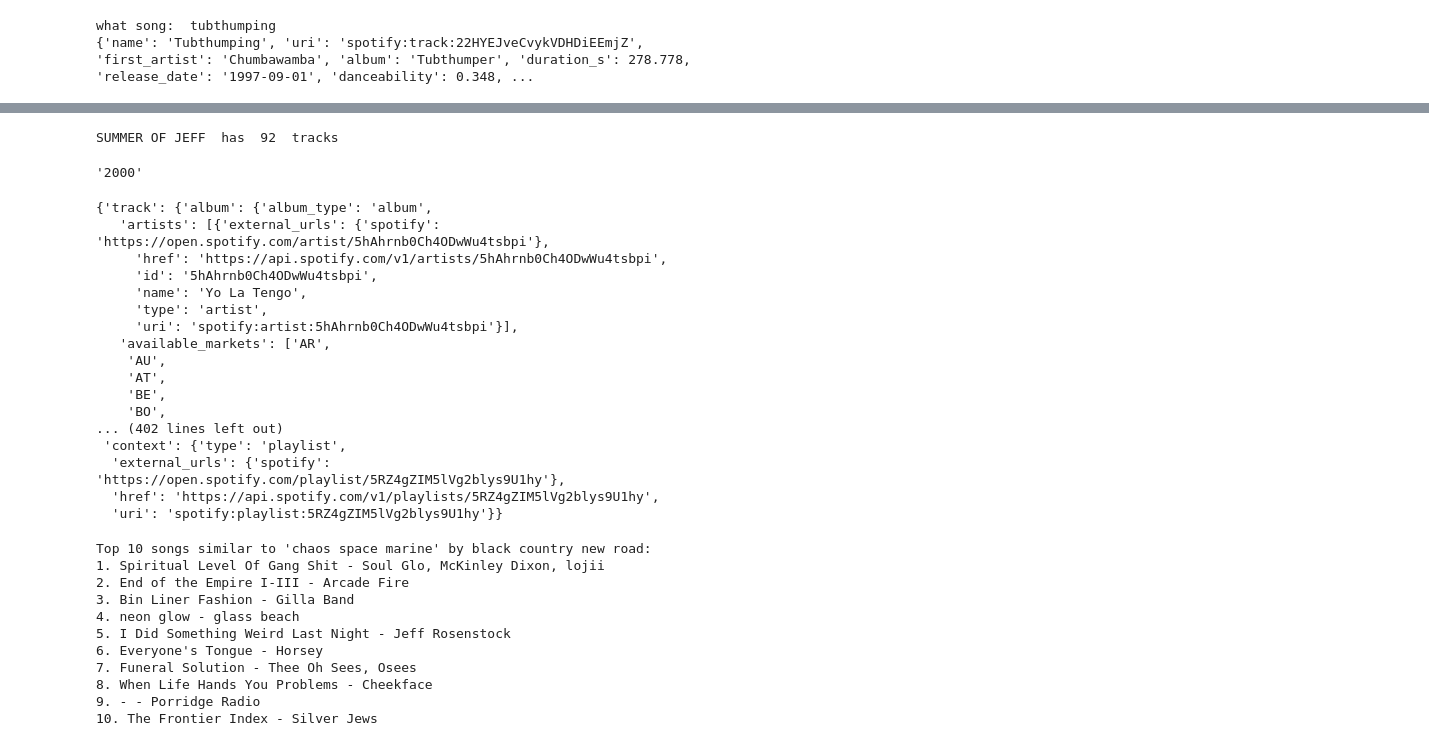
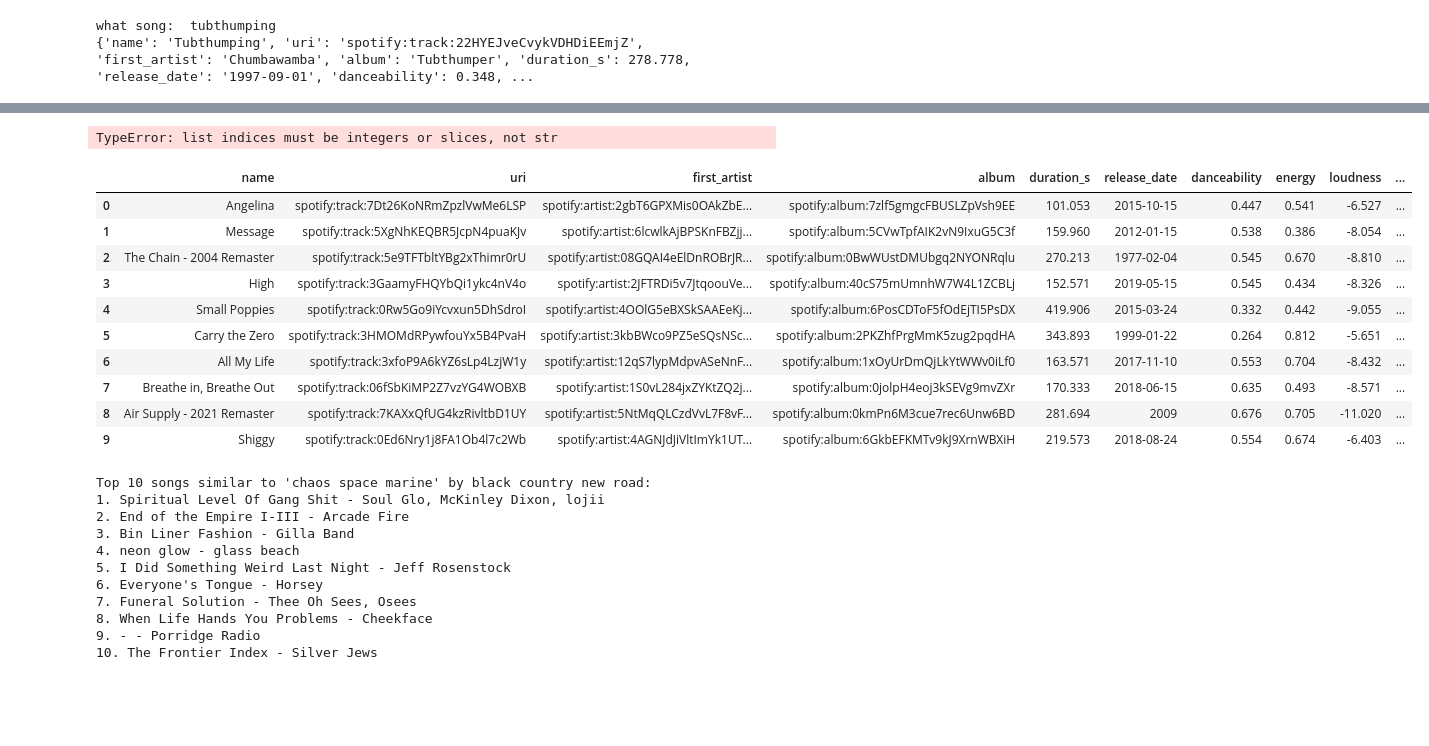
Before and after one commit to jbailey424/ThePlaylistinator, a Jupyter notebook: spotipy_experimenting.ipynb, the cells around one changed output, grey strips where cells are left out. Saved outputs shown, nothing was run; the diff lists cells and outputs as text; code cells hidden in the pictures; blank space fills up the shorter version.

```diff
--- a/spotipy_experimenting.ipynb
+++ b/spotipy_experimenting.ipynb
@@ -122,21 +154,19 @@ user_playlists
 # %%
 test_playlist = user_playlists[12] #summer of jeff
 test = sp.playlist(test_playlist[1])
-# %%
-#for parsing playlists, where test is a playlist's dict as directly retrieved by sp.playlist(ID)
-test['uri'] #get uri
-test['description']
-test['images']
-test['images'][0]['url'] #get direct url to cover image
-test['name']
-test['tracks']['total'] #number of tracks
-
-test['tracks']['items'] #list of track info dicts
-
-print(test['name'], ' has ', test['tracks']['total'], ' tracks')
-# %% [output]
-SUMMER OF JEFF  has  92  tracks
 # %%
+#for parsing playlists, where test is a playlist's dict as directly retrieved by sp.playlist(ID)
+test['uri'] #get uri
+test['description']
+test['images']
+test['images'][0]['url'] #get direct url to cover image
+test['name']
+test['tracks']['total'] #number of tracks
+
+test['tracks']['items'] #list of track info dicts
+
+print(test['name'], ' has ', test['tracks']['total'], ' tracks')
+
 #for parsing songs
 song = test['tracks']['items'][0]
 song['added_at']
@@ -168,4 +198,4 @@ features['time_signature'] #3-7, where x means the song has a x/4 signature
 
 song['track']['album']['release_date']
 # %% [output]
-'2000'
+TypeError: list indices must be integers or slices, not str
@@ -223,24 +202,19 @@ def get_song_details(song:str):
 # %%
-history = sp.current_user_recently_played(limit=10)
-history['items'][0]
+
+
+sp.recommendation(
 # %% [output]
-{'track': {'album': {'album_type': 'album',
-   'artists': [{'external_urls': {'spotify': 'https://open.spotify.com/artist/5hAhrnb0Ch4ODwWu4tsbpi'},
-     'href': 'https://api.spotify.com/v1/artists/5hAhrnb0Ch4ODwWu4tsbpi',
-     'id': '5hAhrnb0Ch4ODwWu4tsbpi',
-     'name': 'Yo La Tengo',
-     'type': 'artist',
-     'uri': 'spotify:artist:5hAhrnb0Ch4ODwWu4tsbpi'}],
-   'available_markets': ['AR',
-    'AU',
-    'AT',
-    'BE',
-    'BO',
-... (402 lines left out)
- 'context': {'type': 'playlist',
-  'external_urls': {'spotify': 'https://open.spotify.com/playlist/5RZ4gZIM5lVg2blys9U1hy'},
-  'href': 'https://api.spotify.com/v1/playlists/5RZ4gZIM5lVg2blys9U1hy',
-  'uri': 'spotify:playlist:5RZ4gZIM5lVg2blys9U1hy'}}
+|  | name | uri | first_artist | album | duration_s | release_date | danceability | energy | loudness | ... |
+| 0 | Angelina | spotify:track:7Dt26KoNRmZpzlVwMe6LSP | spotify:artist:2gbT6GPXMis0OAkZbE... | spotify:album:7zlf5gmgcFBUSLZpVsh9EE | 101.053 | 2015-10-15 | 0.447 | 0.541 | -6.527 | ... |
+| 1 | Message | spotify:track:5XgNhKEQBR5JcpN4puaKJv | spotify:artist:6lcwlkAjBPSKnFBZjj... | spotify:album:5CVwTpfAIK2vN9IxuG5C3f | 159.960 | 2012-01-15 | 0.538 | 0.386 | -8.054 | ... |
+| 2 | The Chain - 2004 Remaster | spotify:track:5e9TFTbltYBg2xThimr0rU | spotify:artist:08GQAI4eElDnROBrJR... | spotify:album:0BwWUstDMUbgq2NYONRqlu | 270.213 | 1977-02-04 | 0.545 | 0.670 | -8.810 | ... |
+| 3 | High | spotify:track:3GaamyFHQYbQi1ykc4nV4o | spotify:artist:2JFTRDi5v7JtqoouVe... | spotify:album:40cS75mUmnhW7W4L1ZCBLj | 152.571 | 2019-05-15 | 0.545 | 0.434 | -8.326 | ... |
+| 4 | Small Poppies | spotify:track:0Rw5Go9iYcvxun5DhSdroI | spotify:artist:4OOlG5eBXSkSAAEeKj... | spotify:album:6PosCDToF5fOdEjTI5PsDX | 419.906 | 2015-03-24 | 0.332 | 0.442 | -9.055 | ... |
+| 5 | Carry the Zero | spotify:track:3HMOMdRPywfouYx5B4PvaH | spotify:artist:3kbBWco9PZ5eSQsNSc... | spotify:album:2PKZhfPrgMmK5zug2pqdHA | 343.893 | 1999-01-22 | 0.264 | 0.812 | -5.651 | ... |
+| 6 | All My Life | spotify:track:3xfoP9A6kYZ6sLp4LzjW1y | spotify:artist:12qS7lypMdpvASeNnF... | spotify:album:1xOyUrDmQjLkYtWWv0iLf0 | 163.571 | 2017-11-10 | 0.553 | 0.704 | -8.432 | ... |
+| 7 | Breathe in, Breathe Out | spotify:track:06fSbKiMP2Z7vzYG4WOBXB | spotify:artist:1S0vL284jxZYKtZQ2j... | spotify:album:0jolpH4eoj3kSEVg9mvZXr | 170.333 | 2018-06-15 | 0.635 | 0.493 | -8.571 | ... |
+| 8 | Air Supply - 2021 Remaster | spotify:track:7KAXxQfUG4kzRivltbD1UY | spotify:artist:5NtMqQLCzdVvL7F8vF... | spotify:album:0kmPn6M3cue7rec6Unw6BD | 281.694 | 2009 | 0.676 | 0.705 | -11.020 | ... |
+| 9 | Shiggy | spotify:track:0Ed6Nry1j8FA1Ob4l7c2Wb | spotify:artist:4AGNJdJiVltImYk1UT... | spotify:album:6GkbEFKMTv9kJ9XrnWBXiH | 219.573 | 2018-08-24 | 0.554 | 0.674 | -6.403 | ... |
 # %%
 def get_spotify_track_details(track_name, artist_name):
     #client_credentials_manager = SpotifyClientCredentials(client_id='YOUR_CLIENT_ID', client_secret='YOUR_CLIENT_SECRET')
```
Also changed, not shown: parts of 10 cells of this notebook, 4 other files.
